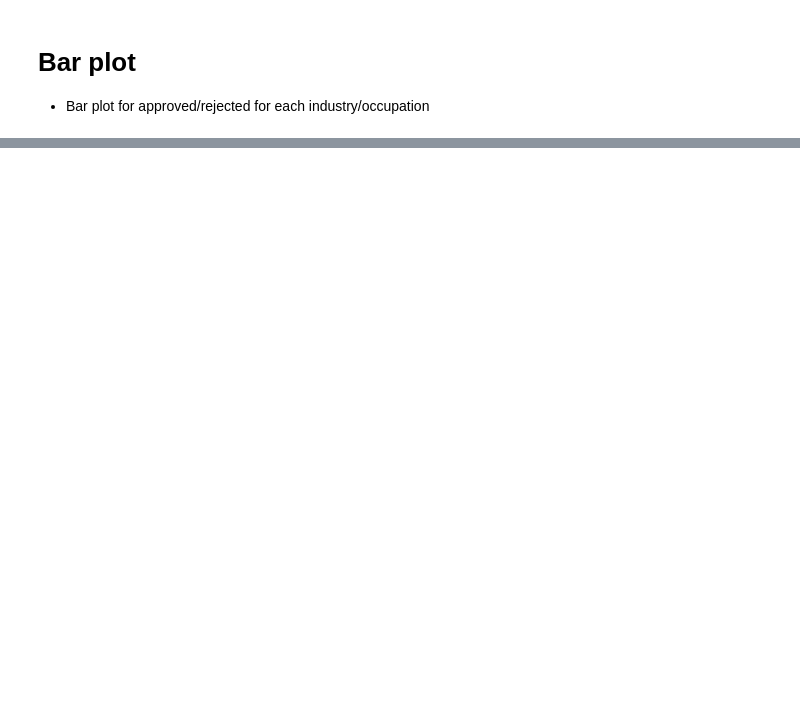
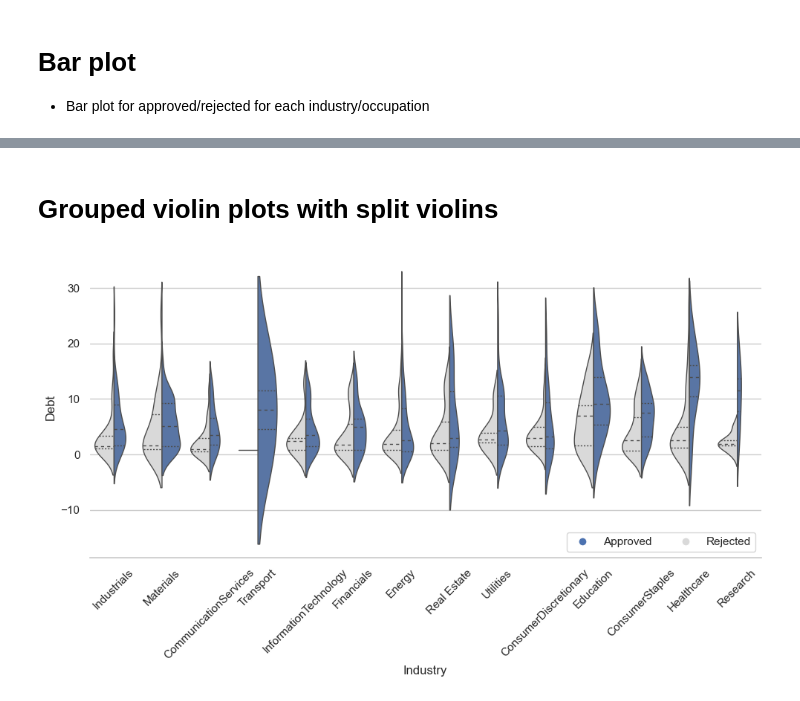
Before and after one commit to georgemcculloch/Data-Viz, a Jupyter notebook: Credit-Card-Approvals/ccdf.ipynb, the cells around one changed output, grey strips where cells are left out. Drawn from its saved outputs; the diff is of its cells as text; code cells hidden in the pictures; blank space fills up the shorter version.

Commit message:
split violinjs

```diff
--- a/Credit-Card-Approvals/ccdf.ipynb
+++ b/Credit-Card-Approvals/ccdf.ipynb
@@ -121,0 +122,26 @@ plt.show()
+# %% [markdown]
+# Grouped violin plots with split violins
+# %%
+df['Approved'] = pd.to_numeric(df['Approved'])
+
+sns.set_theme(style="whitegrid")
+
+plt.figure(figsize=(10, 6))
+sns.violinplot(data=df, x="Industry", y="Debt", hue="Approved",
+               split=True, inner="quart", linewidth=1,
+               palette={1: "b", 0: "0.85"})
+
+sns.despine(left=True)
+
+plt.xlabel("Industry")
+plt.ylabel("Debt")
+plt.xticks(rotation=45)
+
+approved_patch = plt.Line2D([0], [0], marker='o', color='w', markerfacecolor='b', markersize=8)
+rejected_patch = plt.Line2D([0], [0], marker='o', color='w', markerfacecolor='.85', markersize=8)
+plt.legend([approved_patch, rejected_patch], ['Approved', 'Rejected'], loc='lower right', ncol=2)
+
+plt.tight_layout()
+plt.show()
+# %% [output]
+[figure, added]
```
Also changed, not shown: parts of 4 cells of this notebook.
